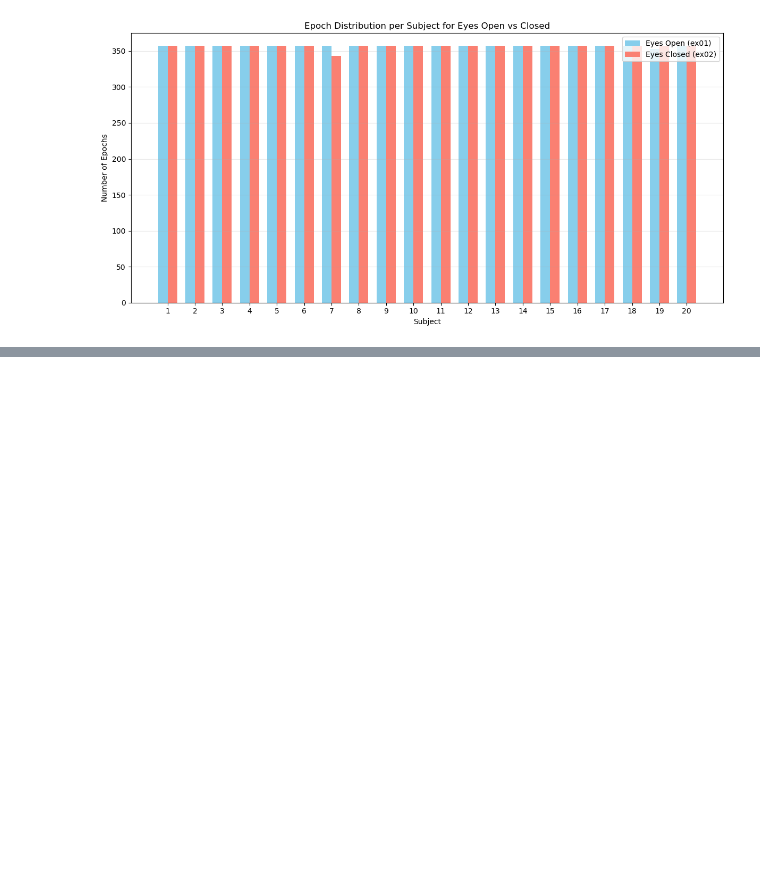
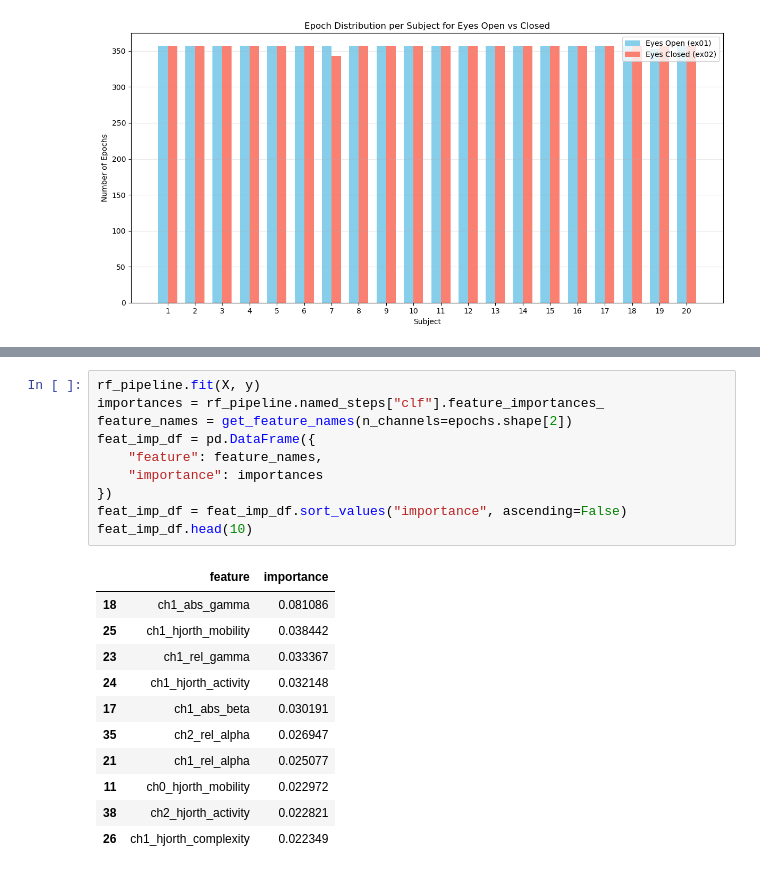
Before and after one commit to cristopher-d-delgado/Analysis-of-EEG-Signal, a Jupyter notebook: eda.ipynb, the cells around one changed output, grey strips where cells are left out. Saved outputs shown, nothing was run; the diff lists cells and outputs as text; blank space fills up the shorter version.

```diff
--- a/eda.ipynb
+++ b/eda.ipynb
@@ -1204,0 +1346,22 @@ plt.show()
+# %%
+rf_pipeline.fit(X, y)
+importances = rf_pipeline.named_steps["clf"].feature_importances_
+feature_names = get_feature_names(n_channels=epochs.shape[2])
+feat_imp_df = pd.DataFrame({
+    "feature": feature_names,
+    "importance": importances
+})
+feat_imp_df = feat_imp_df.sort_values("importance", ascending=False)
+feat_imp_df.head(10)
+# %% [output]
+|  | feature | importance |
+| 18 | ch1_abs_gamma | 0.081086 |
+| 25 | ch1_hjorth_mobility | 0.038442 |
+| 23 | ch1_rel_gamma | 0.033367 |
+| 24 | ch1_hjorth_activity | 0.032148 |
+| 17 | ch1_abs_beta | 0.030191 |
+| 35 | ch2_rel_alpha | 0.026947 |
+| 21 | ch1_rel_alpha | 0.025077 |
+| 11 | ch0_hjorth_mobility | 0.022972 |
+| 38 | ch2_hjorth_activity | 0.022821 |
+| 26 | ch1_hjorth_complexity | 0.022349 |
```
Also changed, not shown: parts of 4 cells of this notebook.
